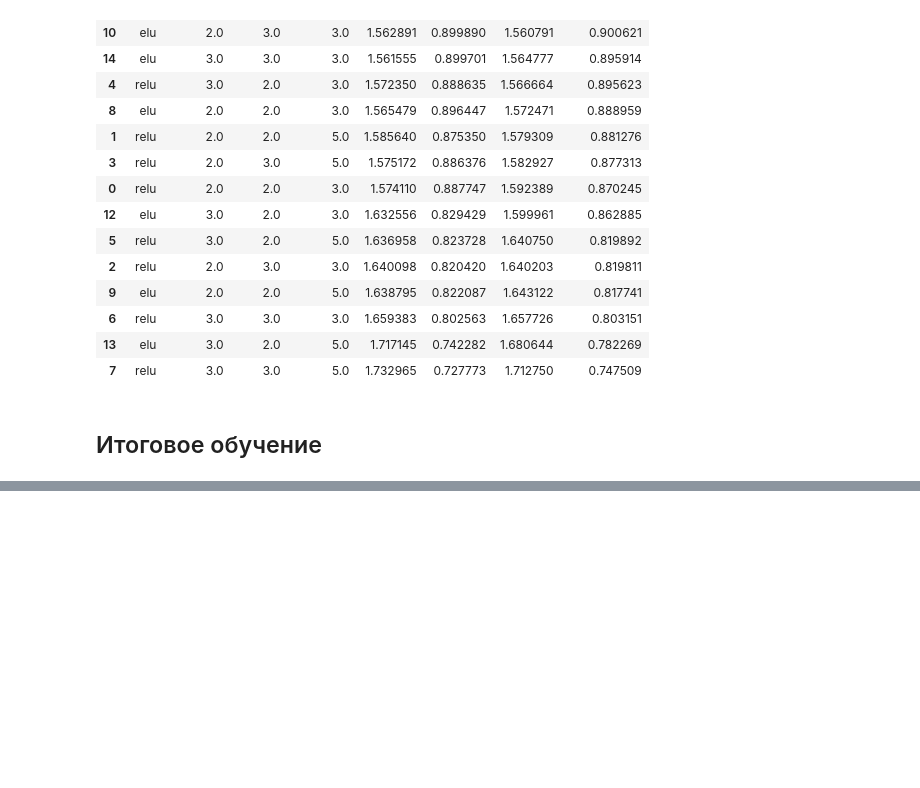
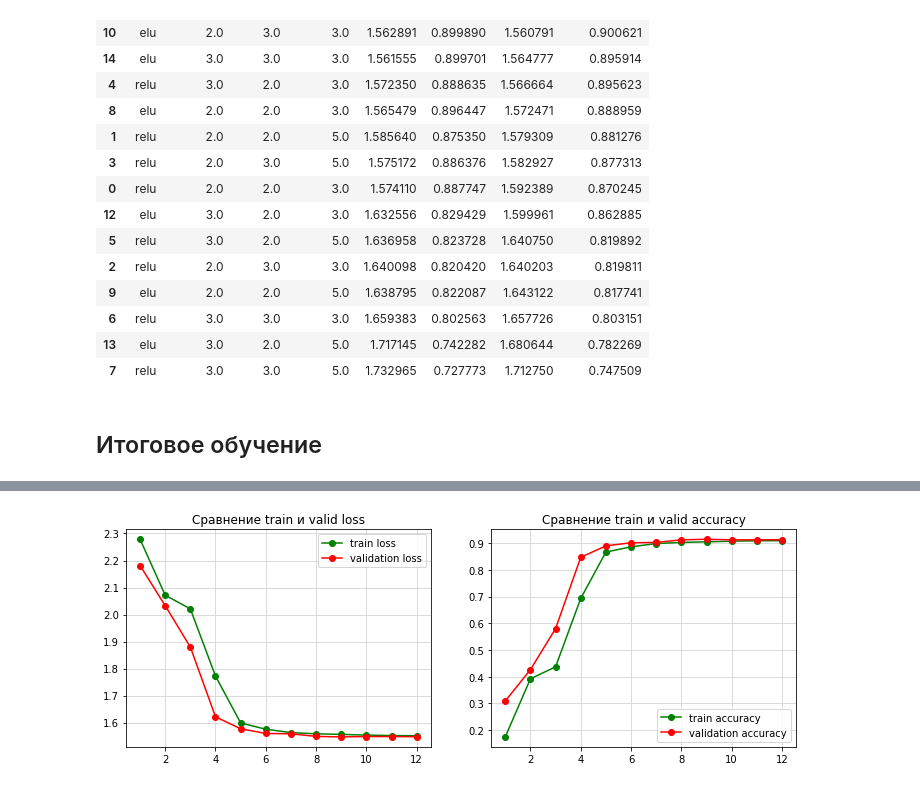
Before and after one commit to VitalyGladyshev/gb_pytorch, a Jupyter notebook: coursework/pytorch_coursework_glvv.ipynb, the cells around one changed output, grey strips where cells are left out. Saved outputs shown, nothing was run; the diff lists cells and outputs as text; code cells hidden in the pictures; blank space fills up the shorter version.

```diff
--- a/coursework/pytorch_coursework_glvv.ipynb
+++ b/coursework/pytorch_coursework_glvv.ipynb
@@ -1016,0 +1277,20 @@ scheduler = torch.optim.lr_scheduler.StepLR(optimizer,
+# %%
+epochs = 12
+lr = 0.01
+
+model = HPSearchNET(cnn_num=3,
+                    fc_num=2,
+                    kern_size=5,
+                    func_act='elu',
+                    nn_prn=True,
+                    in_shape=160).to(device)
+
+criterion = nn.CrossEntropyLoss()
+optimizer = torch.optim.SGD(model.parameters(), lr=lr, momentum=0.9)
+
+scheduler = torch.optim.lr_scheduler.OneCycleLR(optimizer,
+                                                lr,
+                                                epochs=epochs,
+                                                steps_per_epoch=len(train_data_loader))
+# %%
+hist_md325_01 = fit_rez(model, epochs, "rez_checkpoints_md325_sgd_lr01_OneCycleLR", shed=True)
@@ -1016,0 +1315,4 @@ scheduler = torch.optim.lr_scheduler.StepLR(optimizer,
+# %%
+graph(hist_md325_01)
+# %% [output]
+[figure, added]
```
Also changed, not shown: parts of 39 cells of this notebook.
